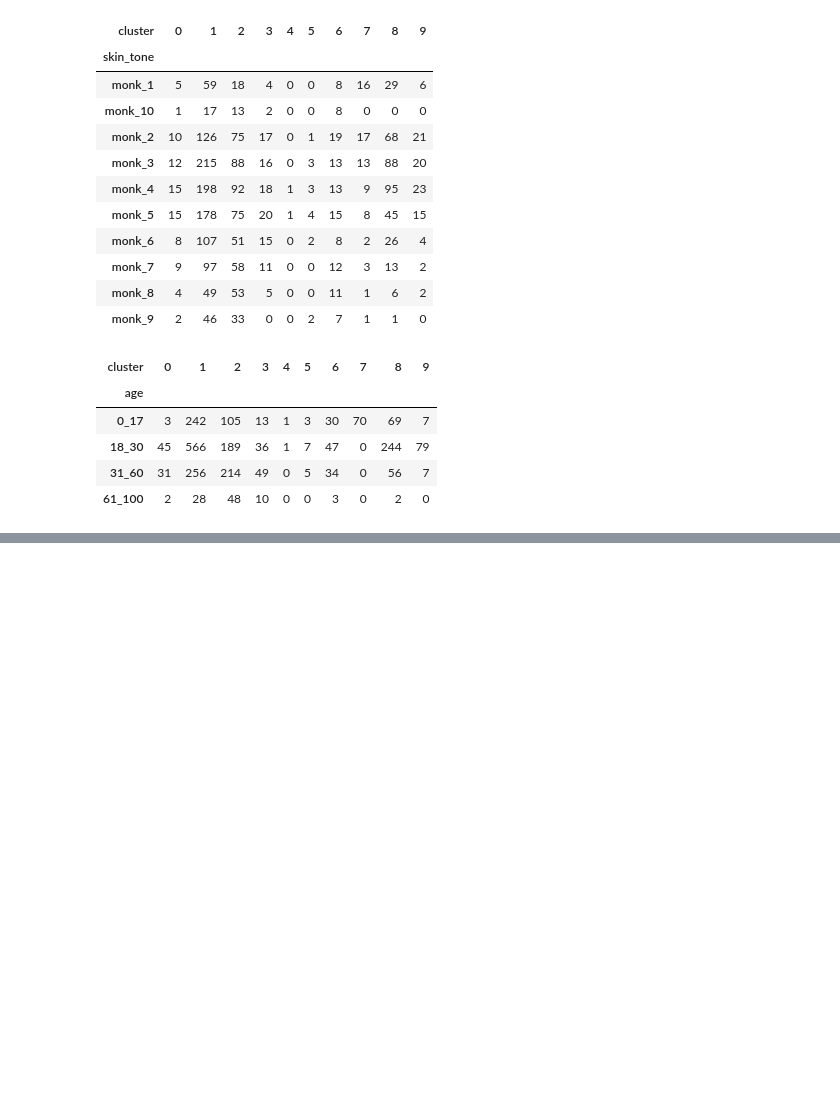
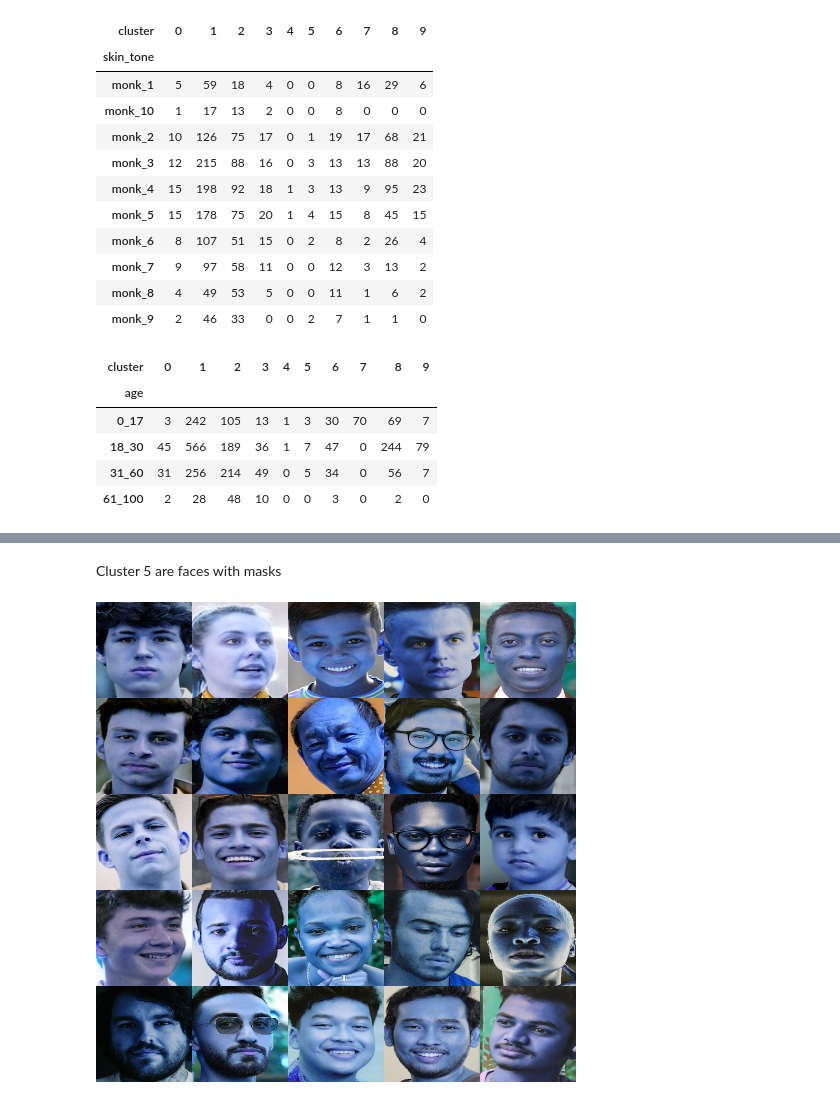
Before and after one commit to QuantumQuant/biased, a Jupyter notebook: unsupervised.ipynb, the cells around one changed output, grey strips where cells are left out. Cells and saved outputs as stored; diff of their text form; code cells hidden in the pictures; blank space fills up the shorter version.

```diff
--- a/unsupervised.ipynb
+++ b/unsupervised.ipynb
@@ -166,0 +238,6 @@ df_labeled[['name','skin_tone', 'gender', 'age', 'cluster']].to_csv('clusters.cs
+# %% [markdown]
+Cluster 5 are faces with masks
+# %%
+samp_cluster(6, clusters)
+# %% [output]
+[figure, added]
```
Also changed, not shown: parts of 20 cells of this notebook.
